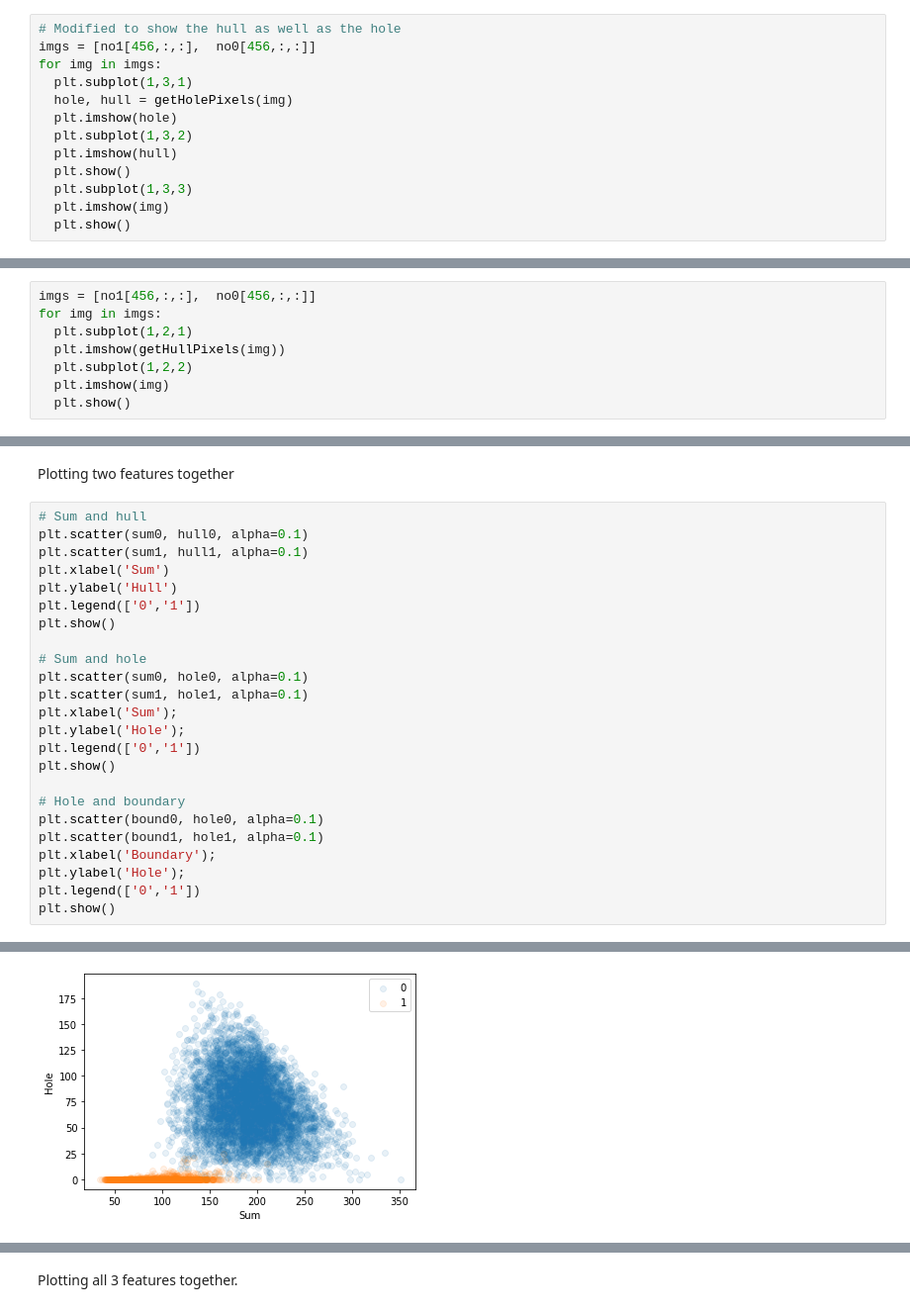
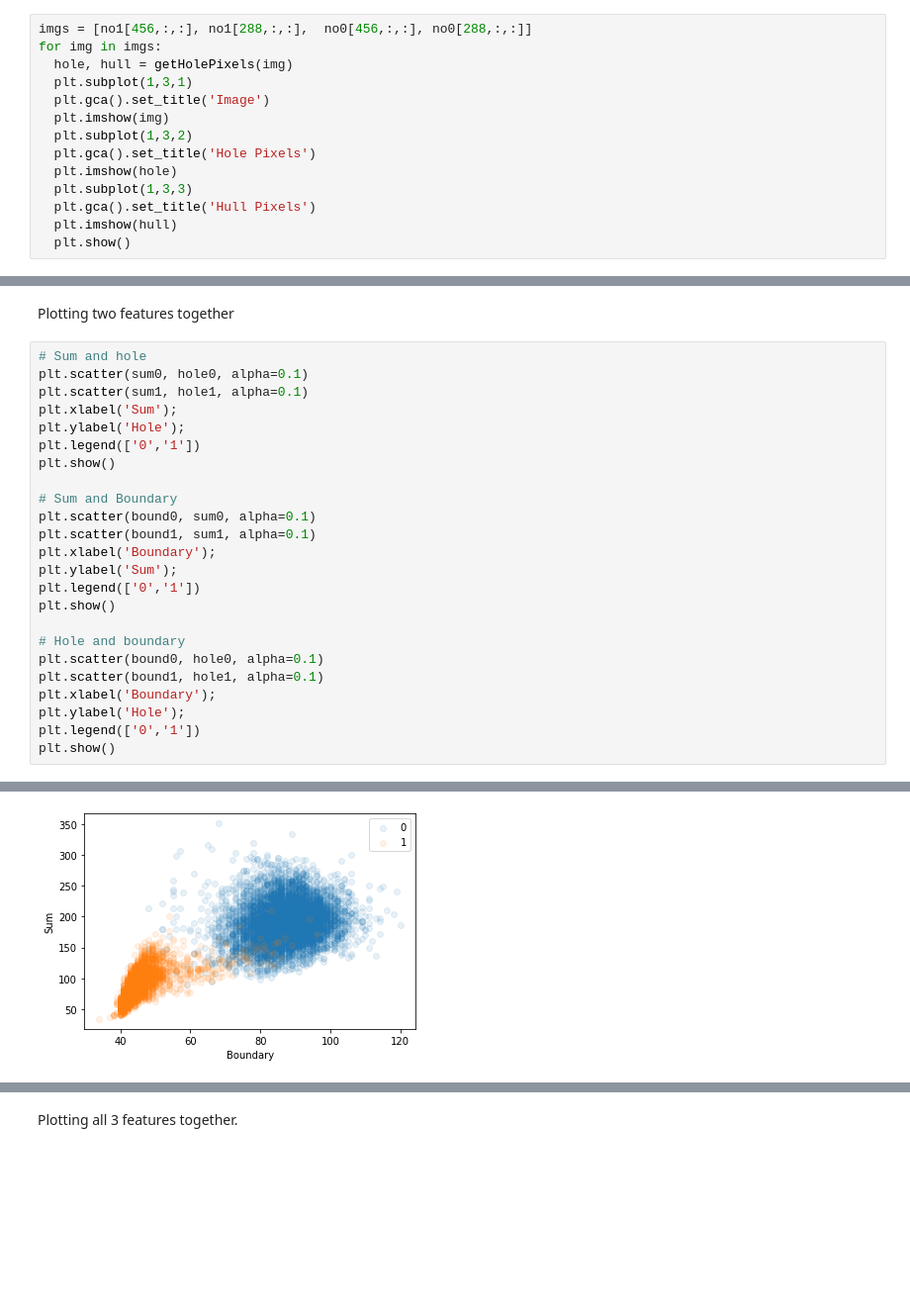
Before and after one commit to ssncodingclub/Machine-Learning, a Jupyter notebook: Meet-4/LogisiticRegWithMNIST.ipynb, the cells around one changed output, grey strips where cells are left out. Shown at 99% size. Drawn from its saved outputs; the diff is of its cells as text; blank space fills up the shorter version.

```diff
--- a/Meet-4/LogisiticRegWithMNIST.ipynb
+++ b/Meet-4/LogisiticRegWithMNIST.ipynb
@@ -95,14 +101,15 @@ Visualize a few:
 # %%
-# Modified to show the hull as well as the hole
-imgs = [no1[456,:,:],  no0[456,:,:]]
+imgs = [no1[456,:,:], no1[288,:,:],  no0[456,:,:], no0[288,:,:]]
 for img in imgs:
+  hole, hull = getHolePixels(img)
   plt.subplot(1,3,1)
-  hole, hull = getHolePixels(img)
+  plt.gca().set_title('Image')
+  plt.imshow(img)
+  plt.subplot(1,3,2)
+  plt.gca().set_title('Hole Pixels')
   plt.imshow(hole)
-  plt.subplot(1,3,2)
+  plt.subplot(1,3,3)
+  plt.gca().set_title('Hull Pixels')
   plt.imshow(hull)
   plt.show()
-  plt.subplot(1,3,3)
-  plt.imshow(img)
-  plt.show()
 # %% [output]
@@ -136,8 +136,0 @@ def getHullPixels(img):
-# %%
-imgs = [no1[456,:,:],  no0[456,:,:]]
-for img in imgs:
-  plt.subplot(1,2,1)
-  plt.imshow(getHullPixels(img))
-  plt.subplot(1,2,2)
-  plt.imshow(img)
-  plt.show()
@@ -191,19 +177,19 @@ plt.hist(bound0, alpha=0.7);
 # %% [markdown]
 Plotting two features together
 # %%
-# Sum and hull
-plt.scatter(sum0, hull0, alpha=0.1)
-plt.scatter(sum1, hull1, alpha=0.1)
-plt.xlabel('Sum')
-plt.ylabel('Hull')
-plt.legend(['0','1'])
-plt.show()
-
 # Sum and hole
 plt.scatter(sum0, hole0, alpha=0.1)
 plt.scatter(sum1, hole1, alpha=0.1)
 plt.xlabel('Sum');
 plt.ylabel('Hole');
+plt.legend(['0','1'])
+plt.show()
+
+# Sum and Boundary
+plt.scatter(bound0, sum0, alpha=0.1)
+plt.scatter(bound1, sum1, alpha=0.1)
+plt.xlabel('Boundary');
+plt.ylabel('Sum');
 plt.legend(['0','1'])
 plt.show()
 
@@ -219,4 +205,4 @@ plt.show()
-[figure, old version]
+[figure, new version]
 [figure]
 # %% [markdown]
 Plotting all 3 features together.
```
Also changed, not shown: parts of 54 cells of this notebook.
